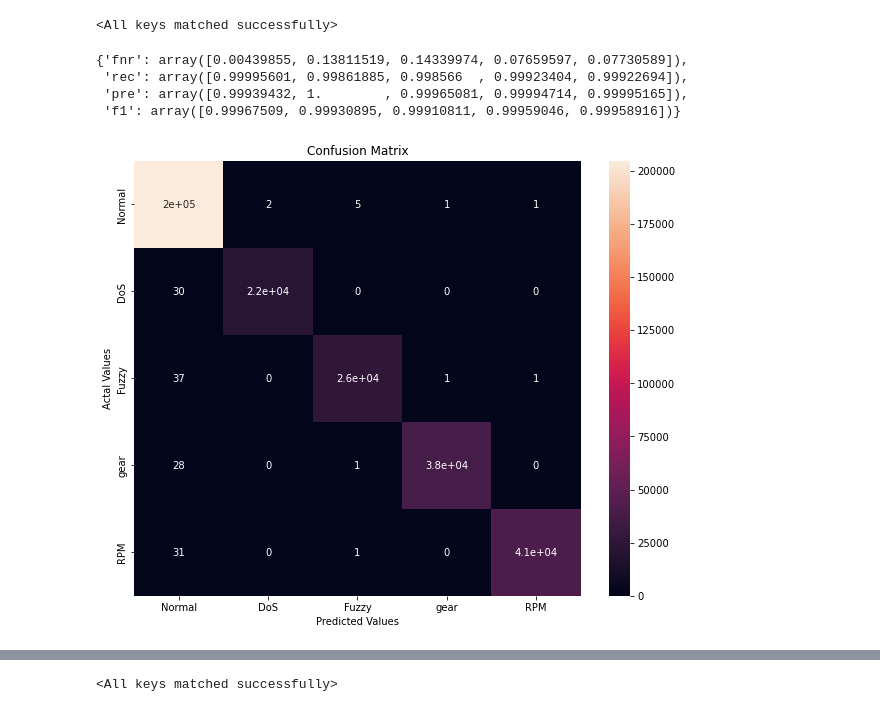
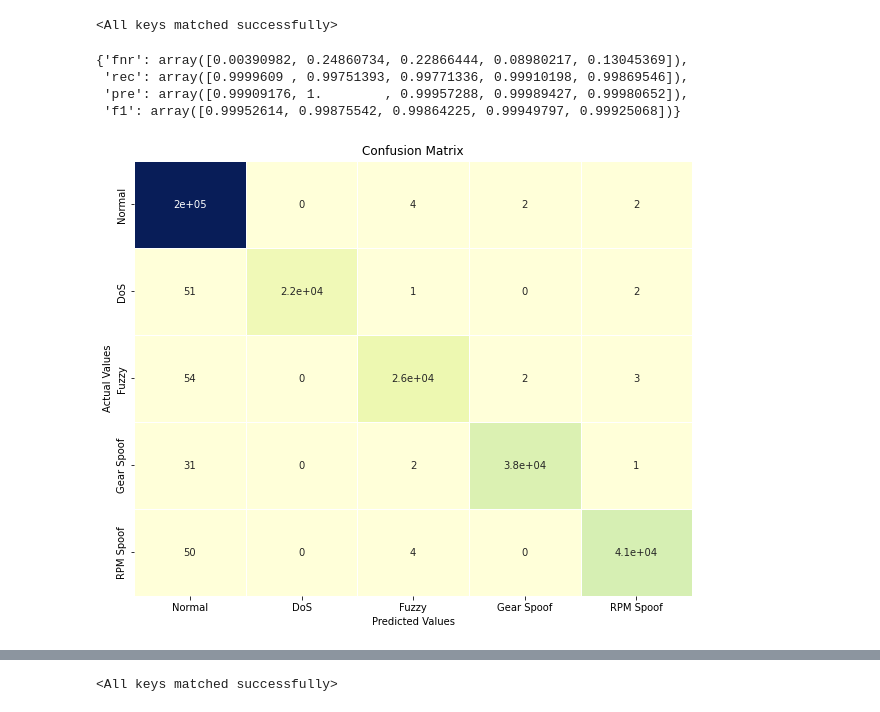
Before and after one commit to htn274/CAN-SupCon-IDS, a Jupyter notebook: notebooks/Test.ipynb, the cells around one changed output, grey strips where cells are left out. Saved outputs shown, nothing was run; the diff lists cells and outputs as text; code cells hidden in the pictures.

Commit message:
update small resnet

```diff
--- a/notebooks/Test.ipynb
+++ b/notebooks/Test.ipynb
@@ -23,7 +23,7 @@ train_loader = torch.utils.data.DataLoader(
     num_workers=2, pin_memory=True, sampler=train_sampler)
 # %%
 val_dataset = CANDataset(
-    root_dir='../Data/TFrecord_w29_s15/1/',
+    root_dir='../../Data/TFrecord_w29_s15/1/',
     window_size=29, is_train=False)
 val_loader = torch.utils.data.DataLoader(
     val_dataset, batch_size=2048, shuffle=False,
@@ -39,7 +39,7 @@ from SupContrast.networks.resnet_big import SupCEResNet
 # baseline_model = BaselineCNNClassifier(n_classes=5)
 baseline_model = SupCEResNet(num_classes=5)
 # %%
-model_path = './save/resnet18_lr0.001_bs256_50epochs_042522_111126_cosine/models/ckpt_epoch_30.pth'
+model_path = '../save/smallresnet18.ce1_gamma0_lr0.001_bs256_50epochs_051822_100142_cosine/models/ckpt_epoch_50.pth'
 ckpt = torch.load(model_path)
 state_dict = ckpt['model']
 baseline_model.load_state_dict(state_dict=ckpt['model'])
@@ -49,7 +49,7 @@ baseline_model.load_state_dict(state_dict=ckpt['model'])
 import numpy as np
 total_pred = np.empty(shape=(0), dtype=int)
 total_label = np.empty(shape=(0), dtype=int)
-total_embs = np.empty(shape=(0, 512), dtype=float)
+total_embs = np.empty(shape=(0, 128), dtype=float)
 
 baseline_model = baseline_model.cuda()
 baseline_model.eval()
@@ -69,14 +69,16 @@ from utils import cal_metric, draw_confusion_matrix
 cm, results = cal_metric(total_label, total_pred)
 results
 # %% [output]
-{'fnr': array([0.00439855, 0.13811519, 0.14339974, 0.07659597, 0.07730589]),
- 'rec': array([0.99995601, 0.99861885, 0.998566  , 0.99923404, 0.99922694]),
- 'pre': array([0.99939432, 1.        , 0.99965081, 0.99994714, 0.99995165]),
- 'f1': array([0.99967509, 0.99930895, 0.99910811, 0.99959046, 0.99958916])}
+{'fnr': array([0.00390982, 0.24860734, 0.22866444, 0.08980217, 0.13045369]),
+ 'rec': array([0.9999609 , 0.99751393, 0.99771336, 0.99910198, 0.99869546]),
+ 'pre': array([0.99909176, 1.        , 0.99957288, 0.99989427, 0.99980652]),
+ 'f1': array([0.99952614, 0.99875542, 0.99864225, 0.99949797, 0.99925068])}
+# %%
+classes = ['Normal', 'DoS', 'Fuzzy', 'Gear Spoof', 'RPM Spoof']
 # %%
-draw_confusion_matrix(cm)
+draw_confusion_matrix(cm, classes, save_dir='../figures/confusion_matrix_ce.png')
 # %% [output]
-[figure, old version]
+[figure, new version]
 # %%
 classes = ['Normal', 'DoS', 'Fuzzy', 'gear', 'RPM']
 colors = ['#1f77b4', '#ff7f0e', '#2ca02c', '#d62728','#9467bd',]
```
Also changed, not shown: parts of 20 cells of this notebook, 8 other files.
